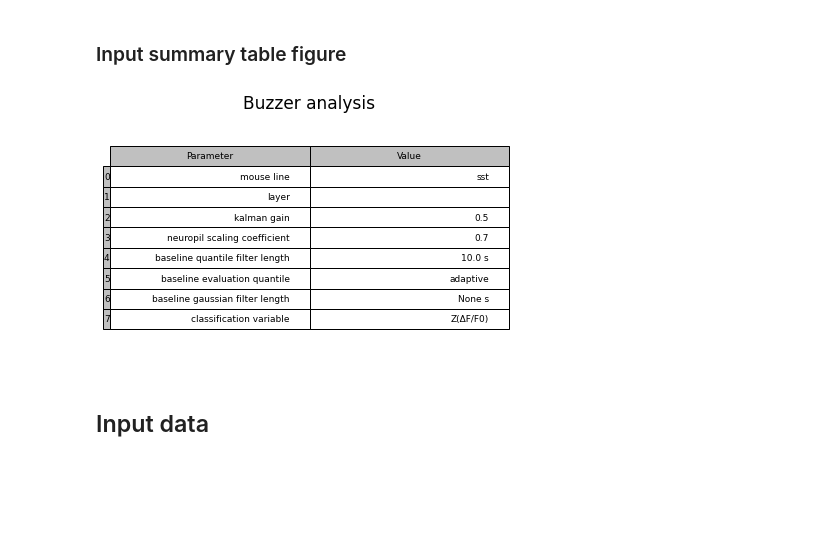
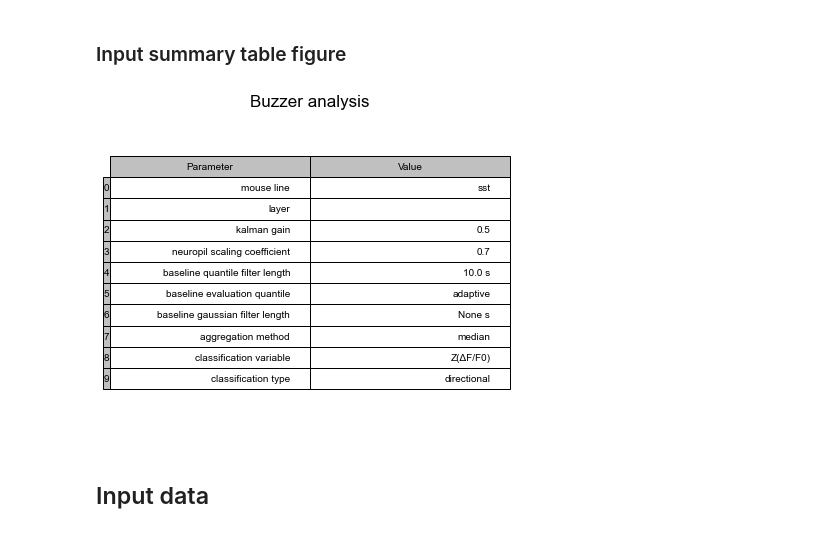
Before and after one commit to shohamlab/usnm2p, a Jupyter notebook: buzzer_analysis.ipynb, the cells around one changed output. Cells and saved outputs as stored; diff of their text form; code cells hidden in the pictures; blank space fills up the shorter version.

Commit message:
re-ran buzzer and offset analysis, improved response curve functions

```diff
--- a/buzzer_analysis.ipynb
+++ b/buzzer_analysis.ipynb
@@ -71,16 +71,18 @@ logger.info(s)
 # %%
 figs['dataset_info'] = plot_table({
     'mouse line': mouseline,
     'layer': layer,
     'kalman gain': kalman_gain,
     'neuropil scaling coefficient': neuropil_scaling_coeff,
     'baseline quantile filter length': f'{baseline_wquantile} s',
     'baseline evaluation quantile': baseline_quantile_str,
     'baseline gaussian filter length': f'{baseline_wsmoothing} s',
-    'classification variable': ykey_classification
+    'aggregation method': trial_aggfunc.__name__,
+    'classification variable': ykey_classification,
+    'classification type': f"{'' if directional else 'non '}directional"
     }, title='Buzzer analysis', aspect=1.5)
 # %% [output]
-[figure, old version]
+[figure, new version]
 # %% [markdown]
 ## Input data
 # %% [markdown]
```
Also changed, not shown: parts of 7 cells of this notebook, 3 other files.
